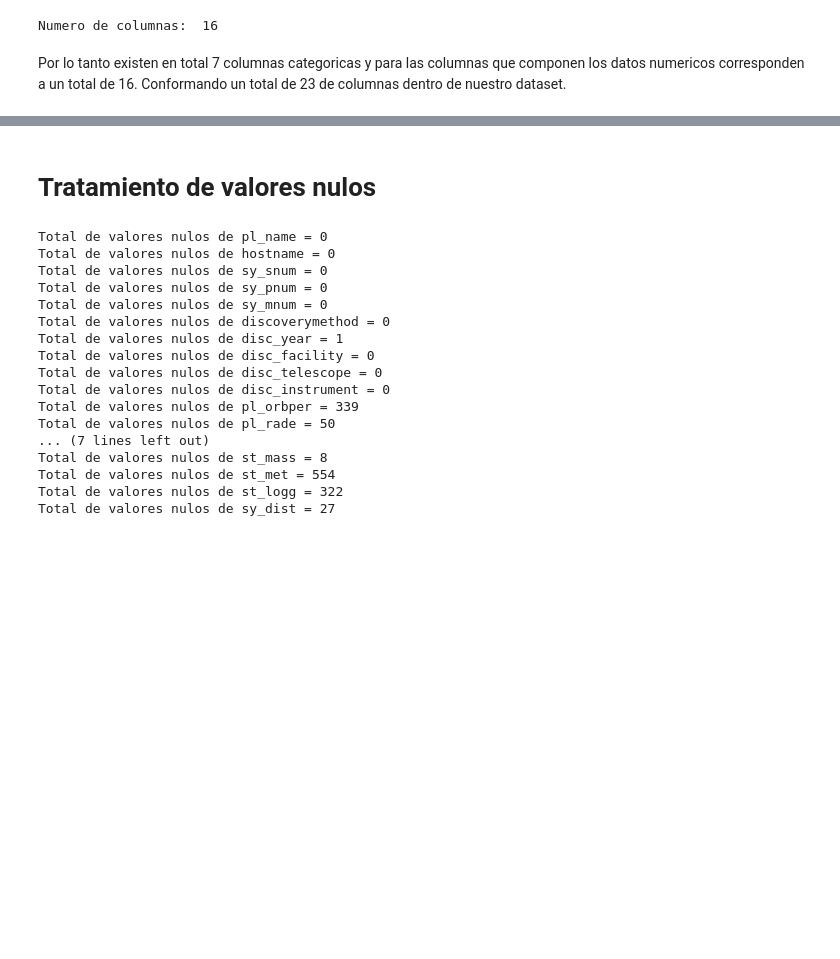
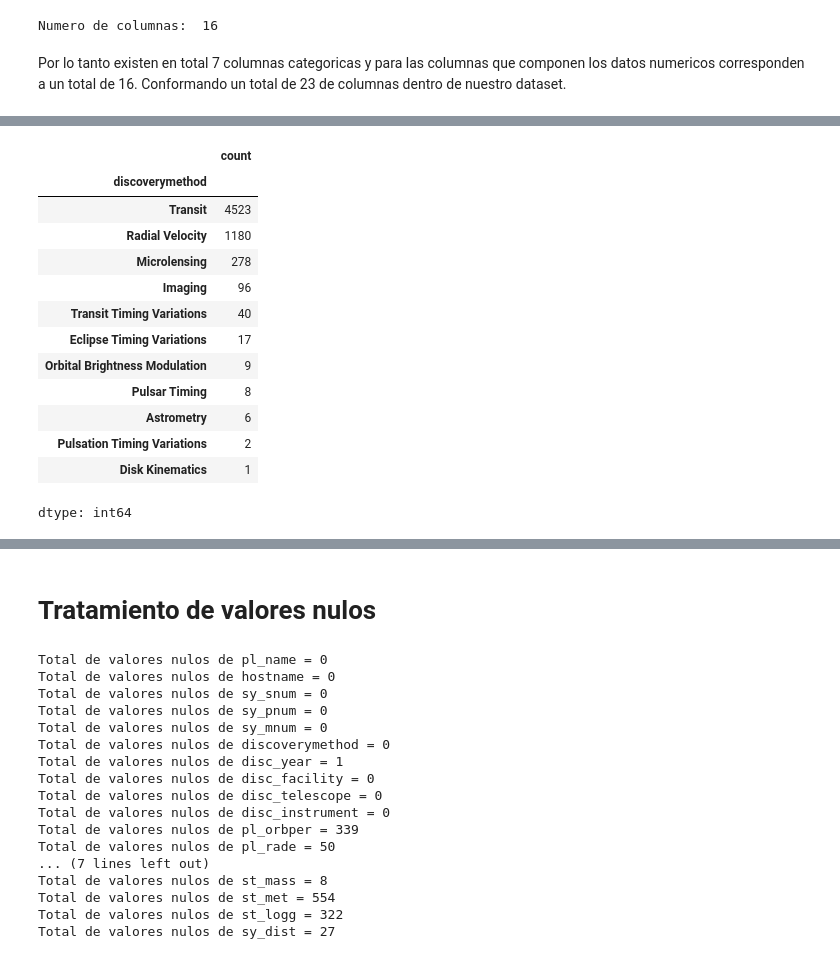
Before and after one commit to DAGP1145/Mineriadedatos, a Jupyter notebook: Mineria_De_Datos.ipynb, the cells around one changed output, grey strips where cells are left out. Saved outputs shown, nothing was run; the diff lists cells and outputs as text; code cells hidden in the pictures; blank space fills up the shorter version.

```diff
--- a/Mineria_De_Datos.ipynb
+++ b/Mineria_De_Datos.ipynb
@@ -134,0 +151,17 @@ Por lo tanto existen en total 7 columnas categoricas y para las columnas que com
+# %%
+systemplanets['discoverymethod'].value_counts()
+# %% [output]
+|  | count |
+| discoverymethod |  |
+| Transit | 4523 |
+| Radial Velocity | 1180 |
+| Microlensing | 278 |
+| Imaging | 96 |
+| Transit Timing Variations | 40 |
+| Eclipse Timing Variations | 17 |
+| Orbital Brightness Modulation | 9 |
+| Pulsar Timing | 8 |
+| Astrometry | 6 |
+| Pulsation Timing Variations | 2 |
+| Disk Kinematics | 1 |
+dtype: int64
```
Also changed, not shown: parts of 8 cells of this notebook.
